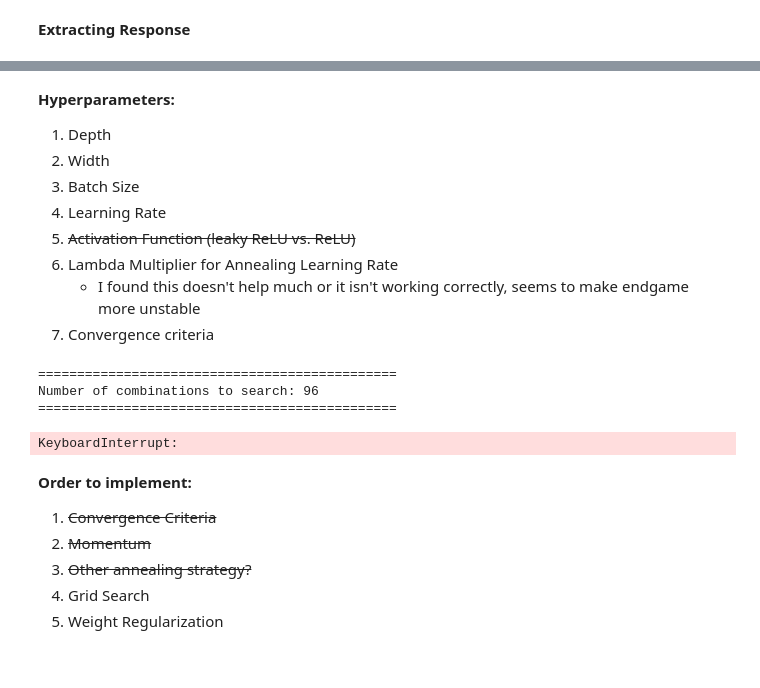
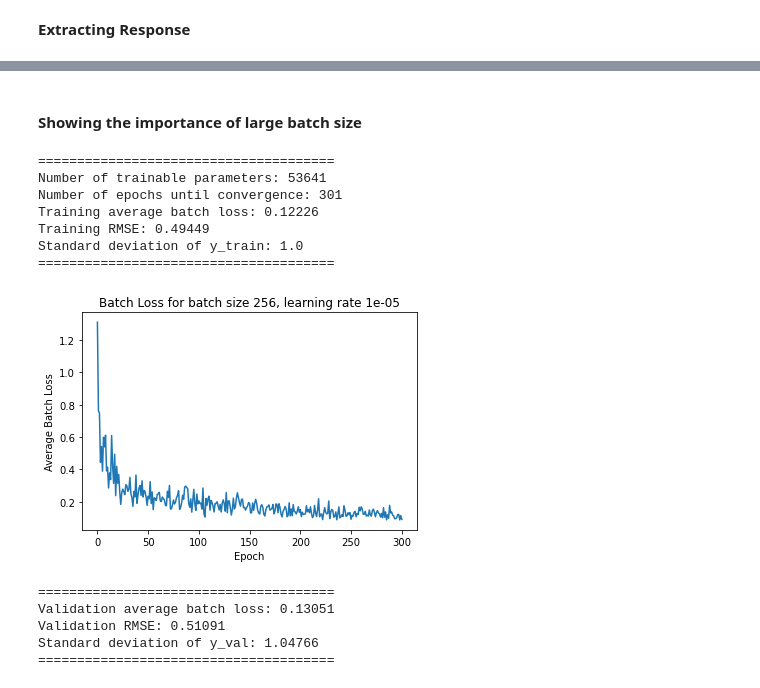
Before and after one commit to MasonOgden/Data401Project3, a Jupyter notebook: neural_network.ipynb, the cells around one changed output, grey strips where cells are left out. Drawn from its saved outputs; the diff is of its cells as text; code cells hidden in the pictures.

```diff
--- a/neural_network.ipynb
+++ b/neural_network.ipynb
@@ -607,11 +605 @@ Standard deviation of y_val: 0.98875
 ======================================
-# %% [markdown]
-**Hyperparameters:**
-1. Depth
-2. Width
-3. Batch Size
-4. Learning Rate
-5. ~~Activation Function (leaky ReLU vs. ReLU)~~
-6. Lambda Multiplier for Annealing Learning Rate
-    + I found this doesn't help much or it isn't working correctly, seems to make endgame more unstable
-7. Convergence criteria
@@ -663,17 +606,30 @@ def grid_search(X_train, y_train, X_val, y_val, max_num_iterations, depths, widt
-# %%
-grid_search(X_train = X_train_std, y_train = y_train_std, X_val = X_val_std, y_val = y_val_std,
-            max_num_iterations = 750, depths = [4, 5, 6, 7], widths = [50, 60, 70, 80, 90, 100],
-            batch_sizes = [128, 256, 512, 1024], learning_rates = [0.00001],
-            convergence_criterion = [0.001], momentums = [0.9])
-# %% [output]
-==============================================
-Number of combinations to search: 96
-==============================================
-KeyboardInterrupt:
-# %% [markdown]
-**Order to implement:**
-1. ~~Convergence Criteria~~
-2. ~~Momentum~~
-3. ~~Other annealing strategy?~~
-4. Grid Search
-5. Weight Regularization
+# %% [markdown]
+#### Showing the importance of large batch size
+# %%
+final_net_bad = NeuralNetwork(depth=7, width=90,
+                          batch_size=256,
+                          learning_rate_init = 0.00001,
+                          max_num_iterations = 750,
+                          convergence_criteria = 0.001,
+                          momentum=0.9,
+                          activation = "leaky relu",
+                          lambda_rate = 1,
+                          weight_initialization = 'He')
+
+final_net_bad.fit(X_train_j_std, y_train_j_std)
+final_net_bad.train_metrics()
+final_net_bad.validate(X_val_j_std, y_val_j_std)
+# %% [output]
+======================================
+Number of trainable parameters: 53641
+Number of epochs until convergence: 301
+Training average batch loss: 0.12226
+Training RMSE: 0.49449
+Standard deviation of y_train: 1.0
+======================================
+[figure, added]
+======================================
+Validation average batch loss: 0.13051
+Validation RMSE: 0.51091
+Standard deviation of y_val: 1.04766
+======================================
```
Also changed, not shown: parts of 20 cells of this notebook, 14 other files.
